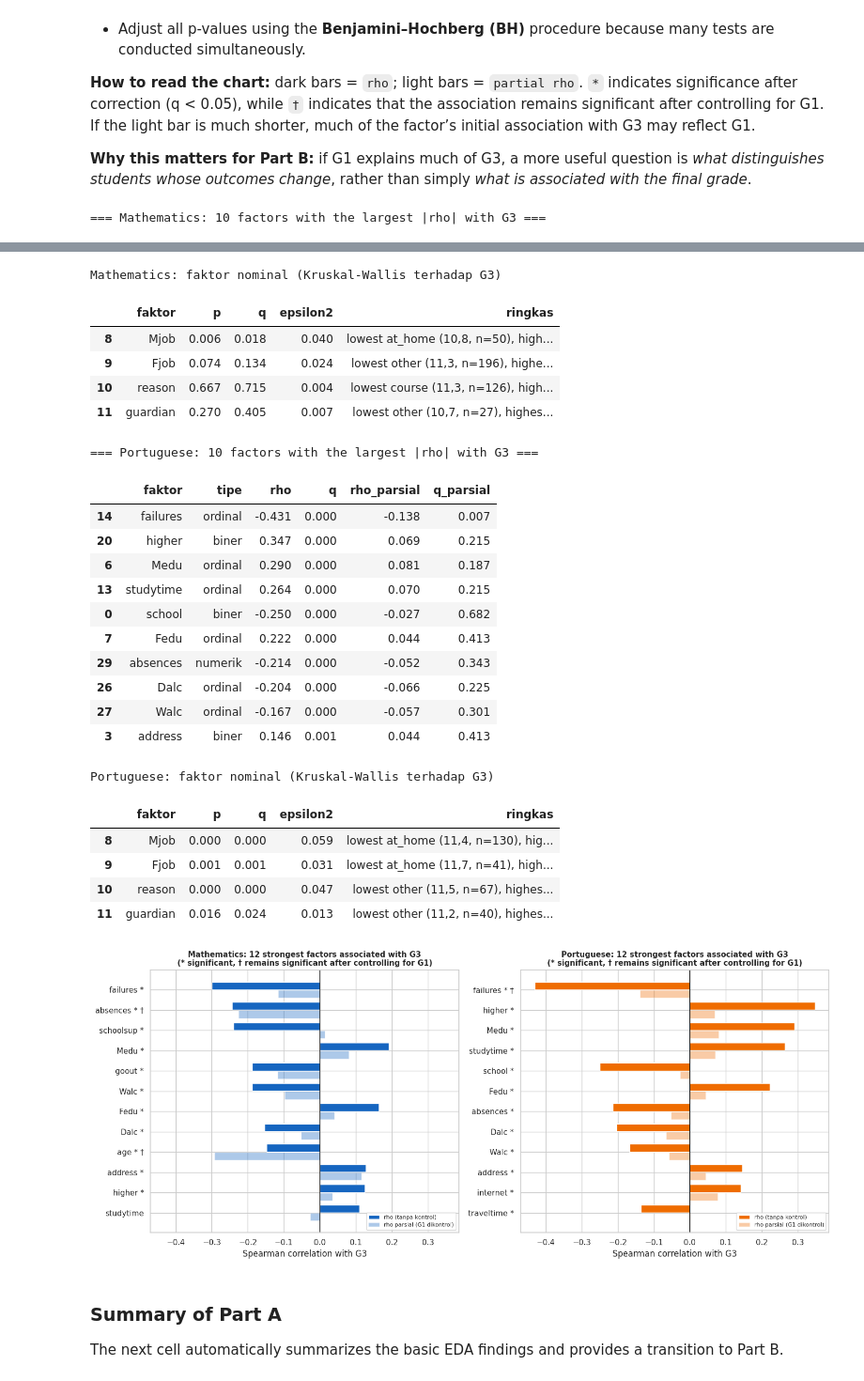
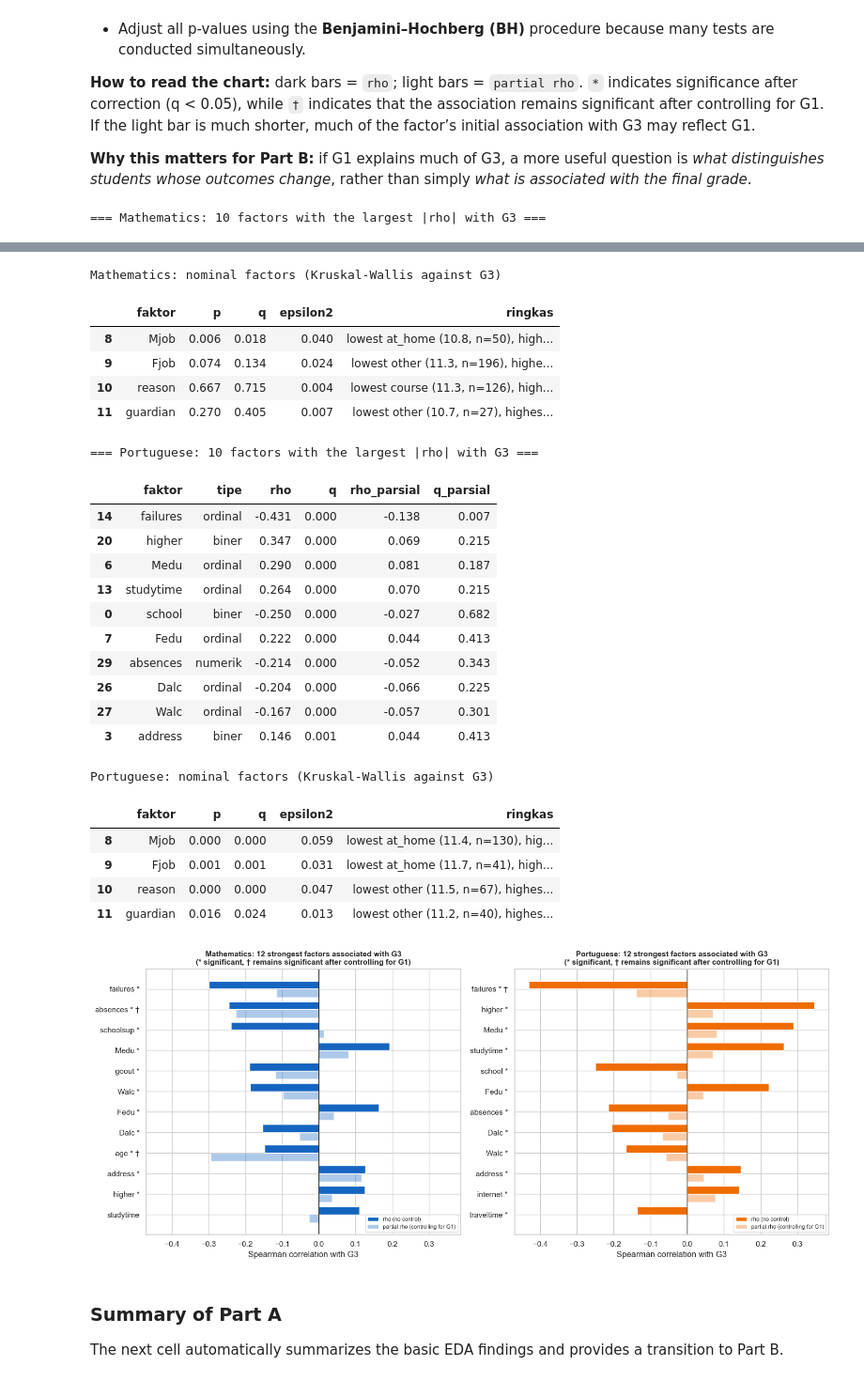
Before and after one commit to zahraychana/student-performance-analyze, a Jupyter notebook: notebooks/smallproject.ipynb, the cells around one changed output, grey strips where cells are left out. Shown at 94% size. Saved outputs shown, nothing was run; the diff lists cells and outputs as text; code cells hidden in the pictures.

```diff
--- a/notebooks/smallproject.ipynb
+++ b/notebooks/smallproject.ipynb
@@ -142,7 +156,8 @@ For correlation analysis, binary, ordinal, and numeric variables can be treated
 
 **Variables used:** G3 is the final grade. G1 and G2 are previous grades: G1 is used as a control, and G2 as a checkpoint. The 30 background variables are candidate factors.
 # %%
-FILES = {'Mathematics': 'student-mat.csv', 'Portuguese': 'student-por.csv'}
+FILES = {'Mathematics': os.path.join(DATA_DIR, 'student-mat.csv'),
+         'Portuguese': os.path.join(DATA_DIR, 'student-por.csv')}
 KODE = {'Mathematics': 'mat', 'Portuguese': 'por'}
 LAIN = {'Mathematics': 'Portuguese', 'Portuguese': 'Mathematics'}
 
@@ -580,11 +591,11 @@ HASIL_A = {}
 for nama, d in DATA.items():
     T = faktor_vs_g3(d)
     HASIL_A[nama] = {'faktor_g3': T, 'r_g1': stats.pearsonr(d.G1, d.G3)[0], 'r_g2': stats.pearsonr(d.G2, d.G3)[0]}
-    simpan_tabel(T, f'A6_faktor_vs_g3_{KODE[nama]}')
+    simpan_tabel(T, f'A6_factors_vs_g3_{KODE[nama]}')
     print(f'\n=== {nama}: 10 factors with the largest |rho| with G3 ===')
     display(T[T.tipe != 'nominal'].nlargest(10, 'abs_rho')[['faktor', 'tipe', 'rho', 'q', 'rho_parsial', 'q_parsial']]
             .round(3))
-    print(f'{nama}: faktor nominal (Kruskal-Wallis terhadap G3)')
+    print(f'{nama}: nominal factors (Kruskal-Wallis against G3)')
     display(T[T.tipe == 'nominal'][['faktor', 'p', 'q', 'epsilon2', 'ringkas']].round(3))
 
 fig, axes = plt.subplots(1, 2, figsize=(15, 6.5), sharex=True)
@@ -592,8 +603,8 @@ for ax, (nama, H) in zip(axes, HASIL_A.items()):
     T = H['faktor_g3']
     T = T[T.tipe != 'nominal'].nlargest(12, 'abs_rho').iloc[::-1]
     y = np.arange(len(T))
-    ax.barh(y + 0.2, T.rho, height=0.38, color=WARNA[nama], label='rho (tanpa kontrol)')
-    ax.barh(y - 0.2, T.rho_parsial, height=0.38, color=WARNA[nama], alpha=0.35, label='rho parsial (G1 dikontrol)')
+    ax.barh(y + 0.2, T.rho, height=0.38, color=WARNA[nama], label='rho (no control)')
+    ax.barh(y - 0.2, T.rho_parsial, height=0.38, color=WARNA[nama], alpha=0.35, label='partial rho (controlling for G1)')
     label = [f'{f}{" *" if q < A else ""}{" †" if qp < A else ""}' for f, q, qp in zip(T.faktor, T.q, T.q_parsial)]
     ax.set_yticks(y)
     ax.set_yticklabels(label)
@@ -602,45 +613,45 @@ for ax, (nama, H) in zip(axes, HASIL_A.items()):
     ax.set_xlabel('Spearman correlation with G3')
     ax.legend(loc='lower right', fontsize=8)
 fig.tight_layout()
-simpan(fig, 'A6_faktor_vs_g3')
+simpan(fig, 'A6_factors_vs_g3')
 # %% [output]
 === Mathematics: 10 factors with the largest |rho| with G3 ===
 |  | faktor | tipe | rho | q | rho_parsial | q_parsial |
 | 14 | failures | ordinal | -0.299 | 0.000 | -0.115 | 0.129 |
 | 29 | absences | numerik | -0.244 | 0.000 | -0.225 | 0.000 |
 | 15 | schoolsup | biner | -0.239 | 0.000 | 0.013 | 0.886 |
 | 6 | Medu | ordinal | 0.192 | 0.002 | 0.080 | 0.343 |
 | 25 | goout | ordinal | -0.188 | 0.002 | -0.117 | 0.129 |
 | 27 | Walc | ordinal | -0.187 | 0.002 | -0.097 | 0.196 |
 | 7 | Fedu | ordinal | 0.164 | 0.008 | 0.041 | 0.713 |
 | 26 | Dalc | ordinal | -0.153 | 0.014 | -0.052 | 0.564 |
 | 2 | age | numerik | -0.148 | 0.017 | -0.293 | 0.000 |
 | 3 | address | biner | 0.127 | 0.044 | 0.116 | 0.129 |
-Mathematics: faktor nominal (Kruskal-Wallis terhadap G3)
+Mathematics: nominal factors (Kruskal-Wallis against G3)
 |  | faktor | p | q | epsilon2 | ringkas |
-| 8 | Mjob | 0.006 | 0.018 | 0.040 | lowest at_home (10,8, n=50), high... |
-| 9 | Fjob | 0.074 | 0.134 | 0.024 | lowest other (11,3, n=196), highe... |
-| 10 | reason | 0.667 | 0.715 | 0.004 | lowest course (11,3, n=126), high... |
-| 11 | guardian | 0.270 | 0.405 | 0.007 | lowest other (10,7, n=27), highes... |
+| 8 | Mjob | 0.006 | 0.018 | 0.040 | lowest at_home (10.8, n=50), high... |
+| 9 | Fjob | 0.074 | 0.134 | 0.024 | lowest other (11.3, n=196), highe... |
+| 10 | reason | 0.667 | 0.715 | 0.004 | lowest course (11.3, n=126), high... |
+| 11 | guardian | 0.270 | 0.405 | 0.007 | lowest other (10.7, n=27), highes... |
 === Portuguese: 10 factors with the largest |rho| with G3 ===
 |  | faktor | tipe | rho | q | rho_parsial | q_parsial |
 | 14 | failures | ordinal | -0.431 | 0.000 | -0.138 | 0.007 |
 | 20 | higher | biner | 0.347 | 0.000 | 0.069 | 0.215 |
 | 6 | Medu | ordinal | 0.290 | 0.000 | 0.081 | 0.187 |
 | 13 | studytime | ordinal | 0.264 | 0.000 | 0.070 | 0.215 |
 | 0 | school | biner | -0.250 | 0.000 | -0.027 | 0.682 |
 | 7 | Fedu | ordinal | 0.222 | 0.000 | 0.044 | 0.413 |
 | 29 | absences | numerik | -0.214 | 0.000 | -0.052 | 0.343 |
 | 26 | Dalc | ordinal | -0.204 | 0.000 | -0.066 | 0.225 |
 | 27 | Walc | ordinal | -0.167 | 0.000 | -0.057 | 0.301 |
 | 3 | address | biner | 0.146 | 0.001 | 0.044 | 0.413 |
-Portuguese: faktor nominal (Kruskal-Wallis terhadap G3)
+Portuguese: nominal factors (Kruskal-Wallis against G3)
 |  | faktor | p | q | epsilon2 | ringkas |
-| 8 | Mjob | 0.000 | 0.000 | 0.059 | lowest at_home (11,4, n=130), hig... |
-| 9 | Fjob | 0.001 | 0.001 | 0.031 | lowest at_home (11,7, n=41), high... |
-| 10 | reason | 0.000 | 0.000 | 0.047 | lowest other (11,5, n=67), highes... |
-| 11 | guardian | 0.016 | 0.024 | 0.013 | lowest other (11,2, n=40), highes... |
+| 8 | Mjob | 0.000 | 0.000 | 0.059 | lowest at_home (11.4, n=130), hig... |
+| 9 | Fjob | 0.001 | 0.001 | 0.031 | lowest at_home (11.7, n=41), high... |
+| 10 | reason | 0.000 | 0.000 | 0.047 | lowest other (11.5, n=67), highes... |
+| 11 | guardian | 0.016 | 0.024 | 0.013 | lowest other (11.2, n=40), highes... |
-[figure, old version]
+[figure, new version]
 # %% [markdown]
 ### Summary of Part A
 The next cell automatically summarizes the basic EDA findings and provides a transition to Part B.
```
Also changed, not shown: parts of 16 cells of this notebook, 57 other files.
